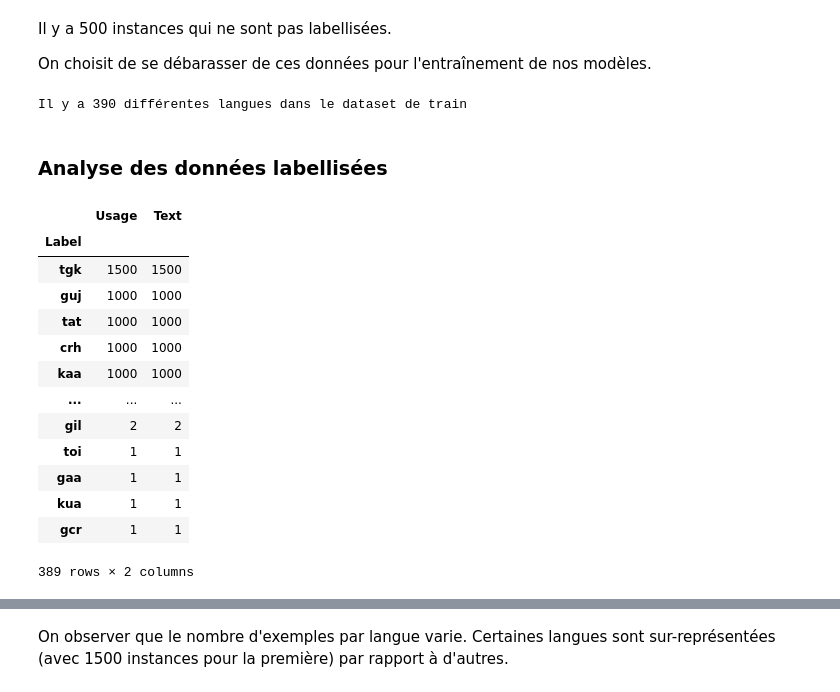
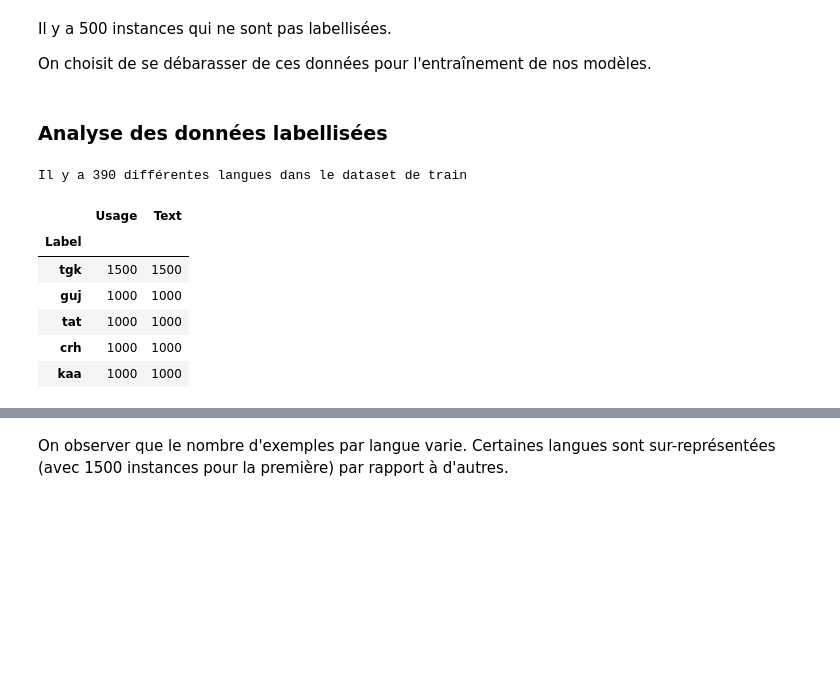
Before and after one commit to paullebolloch/kaggle_nlp, a Jupyter notebook: version_hippo.ipynb, the cells around one changed output, grey strips where cells are left out. Drawn from its saved outputs; the diff is of its cells as text; code cells hidden in the pictures; blank space fills up the shorter version.

```diff
--- a/version_hippo.ipynb
+++ b/version_hippo.ipynb
@@ -4,8 +4,8 @@
 import csv
 import pandas as pd
 
-file_path_train = "./data/train_submission.csv"
-file_path_test = "./data/test_without_labels.csv"
+file_path_train = "../data/train_submission_1.csv"
+file_path_test = "../data/test_without_labels_1.csv"
 
 data_train = pd.read_csv(file_path_train)
 # %% [markdown]
@@ -36,28 +36,21 @@ Il y a 500 instances qui ne sont pas labellisées.
 On choisit de se débarasser de ces données pour l'entraînement de nos modèles.
 # %%
 data_train_without_nan_for_label = data_train.dropna() # suppression des données non labellisées
+# %% [markdown]
+### Analyse des données labellisées
 # %%
 number_of_languages = len(data_train["Label"].unique())
 print(f"Il y a {number_of_languages} différentes langues dans le dataset de train")
 # %% [output]
 Il y a 390 différentes langues dans le dataset de train
-# %% [markdown]
-### Analyse des données labellisées
 # %%
 dataset_sorted_by_number_instances_by_language = data_train_without_nan_for_label.groupby("Label").count().sort_values('Usage', ascending=False)
-dataset_sorted_by_number_instances_by_language
+dataset_sorted_by_number_instances_by_language.head()
 # %% [output]
 |  | Usage | Text |
 | Label |  |  |
 | tgk | 1500 | 1500 |
 | guj | 1000 | 1000 |
 | tat | 1000 | 1000 |
 | crh | 1000 | 1000 |
 | kaa | 1000 | 1000 |
-| ... | ... | ... |
-| gil | 2 | 2 |
-| toi | 1 | 1 |
-| gaa | 1 | 1 |
-| kua | 1 | 1 |
-| gcr | 1 | 1 |
-389 rows × 2 columns
```
Also changed, not shown: parts of 25 cells of this notebook.
